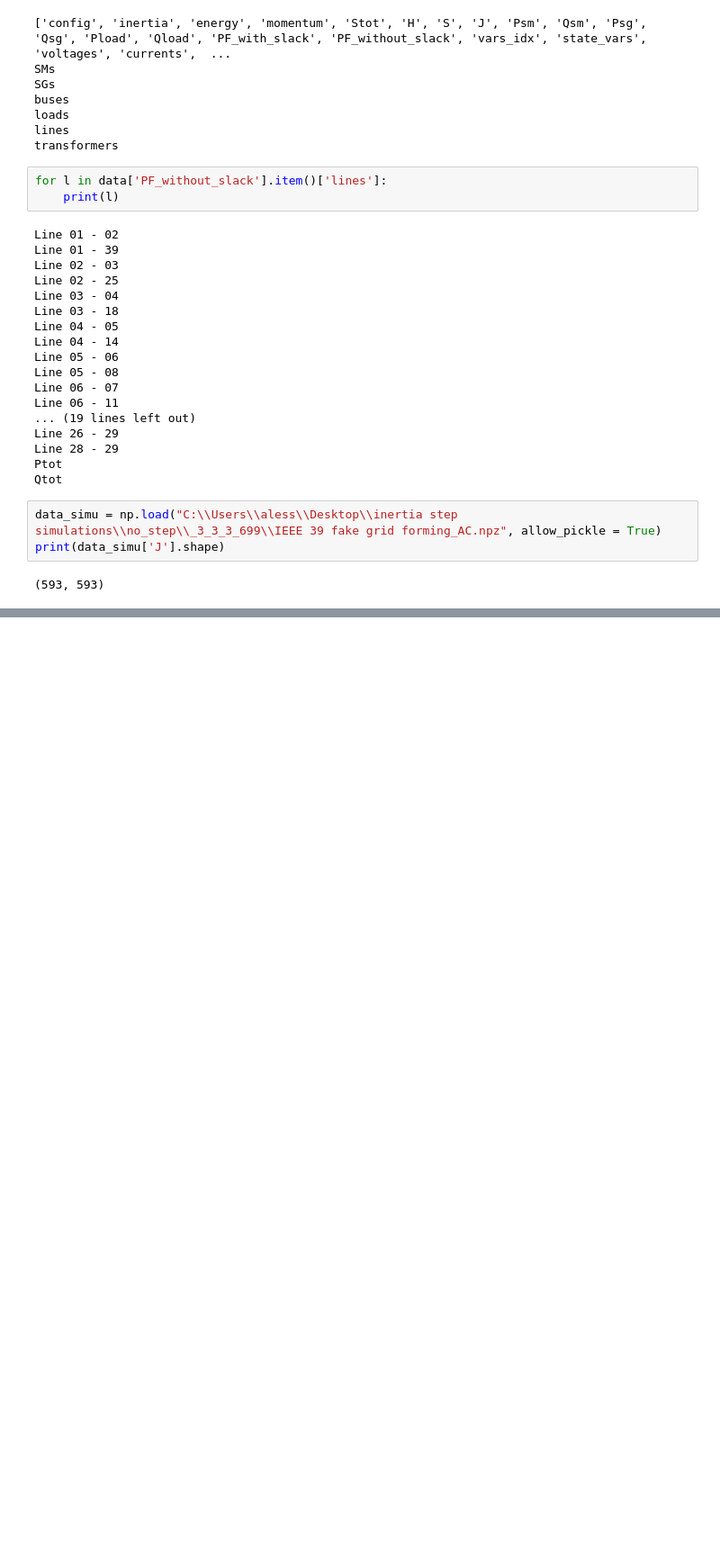
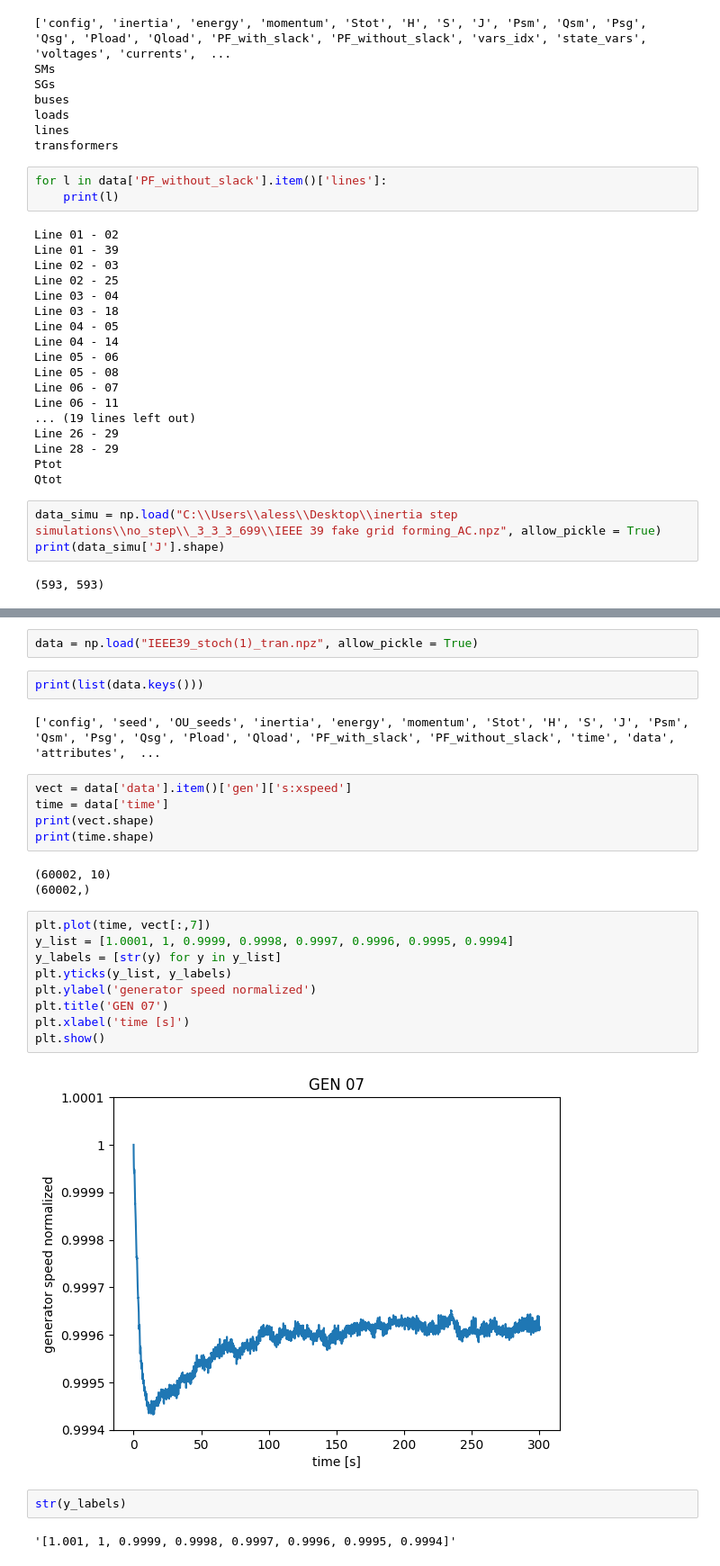
Before and after one commit to Ale20BruMalaussen/ai-pf, a Jupyter notebook: file analyzer.ipynb, the cells around one changed output, grey strips where cells are left out. Shown at 90% size. Cells and saved outputs as stored; diff of their text form; blank space fills up the shorter version.

Commit message:
fatte simu tran

```diff
--- a/file analyzer.ipynb
+++ b/file analyzer.ipynb
@@ -50,0 +69,29 @@ print(data_line['var_names'].shape)
+# %%
+data = np.load("IEEE39_stoch(1)_tran.npz", allow_pickle = True)
+# %%
+print(list(data.keys()))
+# %% [output]
+['config', 'seed', 'OU_seeds', 'inertia', 'energy', 'momentum', 'Stot', 'H', 'S', 'J', 'Psm', 'Qsm', 'Psg', 'Qsg', 'Pload', 'Qload', 'PF_with_slack', 'PF_without_slack', 'time', 'data', 'attributes',  ...
+# %%
+vect = data['data'].item()['gen']['s:xspeed']
+time = data['time']
+print(vect.shape)
+print(time.shape)
+# %% [output]
+(60002, 10)
+(60002,)
+# %%
+plt.plot(time, vect[:,7])
+y_list = [1.0001, 1, 0.9999, 0.9998, 0.9997, 0.9996, 0.9995, 0.9994]
+y_labels = [str(y) for y in y_list]
+plt.yticks(y_list, y_labels)
+plt.ylabel('generator speed normalized')
+plt.title('GEN 07')
+plt.xlabel('time [s]')
+plt.show()
+# %% [output]
+[figure, added]
+# %%
+str(y_labels)
+# %% [output]
+'[1.001, 1, 0.9999, 0.9998, 0.9997, 0.9996, 0.9995, 0.9994]'
```
Also changed, not shown: parts of 3 cells of this notebook, 6 other files.
